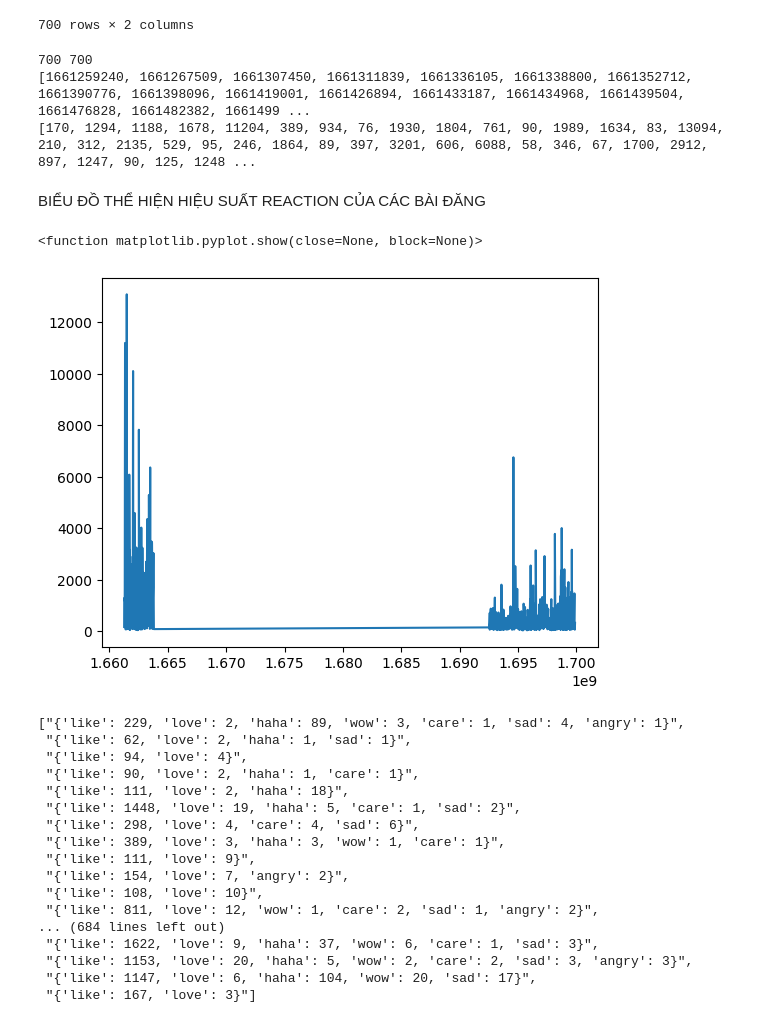
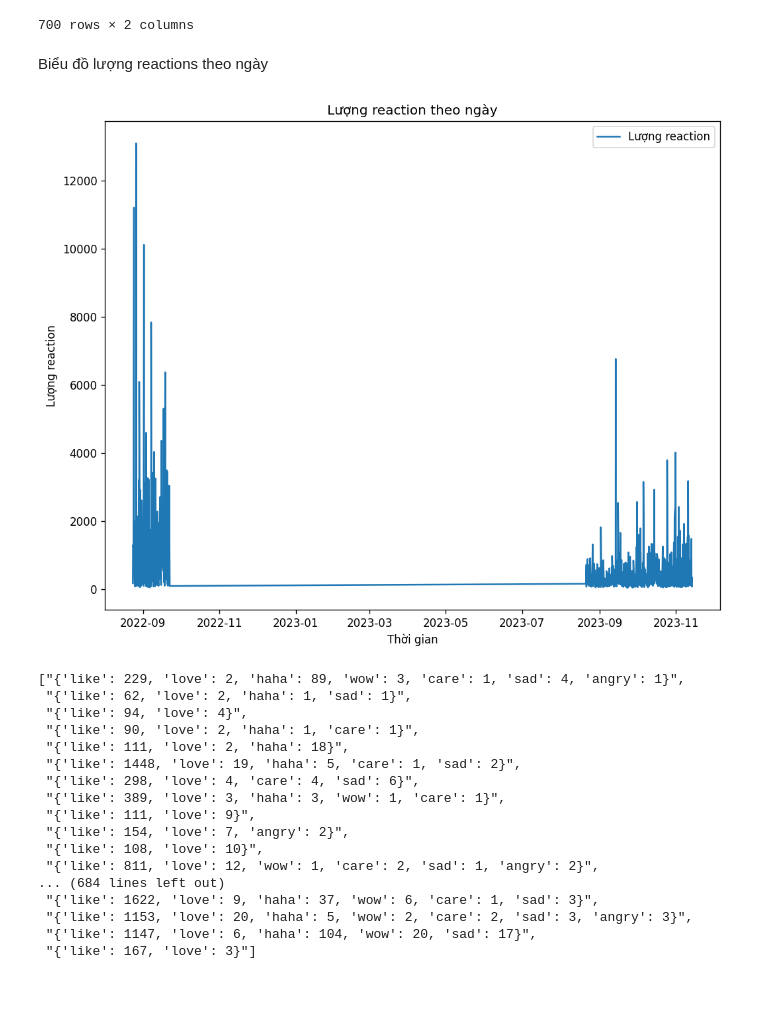
Before and after one commit to photienanh/final_project, a Jupyter notebook: analyze_data.ipynb, the cells around one changed output. Saved outputs shown, nothing was run; the diff lists cells and outputs as text; code cells hidden in the pictures; blank space fills up the shorter version.

```diff
--- a/analyze_data.ipynb
+++ b/analyze_data.ipynb
@@ -52,6 +55,8 @@ Data columns (total 39 columns):
  38  fetched_time                   700 non-null    object
 dtypes: bool(3), float64(2), int64(8), object(26)
 memory usage: 199.1+ KB
+# %%
+post_df_full = post_df_full.drop(["shared_text", "original_text"], axis=1)
 # %%
 post_df_full
 # %% [output]
@@ -143,26 +153,18 @@ post_df_full[['time','reaction_count']]
 | 698 | 2022-08-23 22:11:49 | 1294 |
 | 699 | 2022-08-23 19:54:00 | 170 |
 700 rows × 2 columns
-# %%
-ax= post_df_full['timestamp'].to_list()
-ay= post_df_full['reaction_count'].to_list()
-ax.reverse()
-ay.reverse()
-print(len(ax),len(ay))
-print(ax)
-print(ay)
-# %% [output]
-700 700
-[1661259240, 1661267509, 1661307450, 1661311839, 1661336105, 1661338800, 1661352712, 1661390776, 1661398096, 1661419001, 1661426894, 1661433187, 1661434968, 1661439504, 1661476828, 1661482382, 1661499 ...
-[170, 1294, 1188, 1678, 11204, 389, 934, 76, 1930, 1804, 761, 90, 1989, 1634, 83, 13094, 210, 312, 2135, 529, 95, 246, 1864, 89, 397, 3201, 606, 6088, 58, 346, 67, 1700, 2912, 897, 1247, 90, 125, 1248 ...
-# %% [markdown]
-BIỂU ĐỒ THỂ HIỆN HIỆU SUẤT REACTION CỦA CÁC BÀI ĐĂNG
-# %%
-plt.plot(ax,ay)
-plt.show
-# %% [output]
-<function matplotlib.pyplot.show(close=None, block=None)>
-[figure, removed]
+# %% [markdown]
+Biểu đồ lượng reactions theo ngày
+# %%
+plt.figure(figsize=(10, 8), dpi=120)
+plt.plot(post_df_full[""], post_df_full["reaction_count"], label="Lượng reaction")
+plt.xlabel("Thời gian")
+plt.ylabel("Lượng reaction")
+plt.title("Lượng reaction theo ngày")
+plt.legend()
+plt.show()
+# %% [output]
+[figure, added]
 # %%
 post_df_full['reactions'].tolist()
 # %% [output]
```
Also changed, not shown: parts of 38 cells of this notebook.
